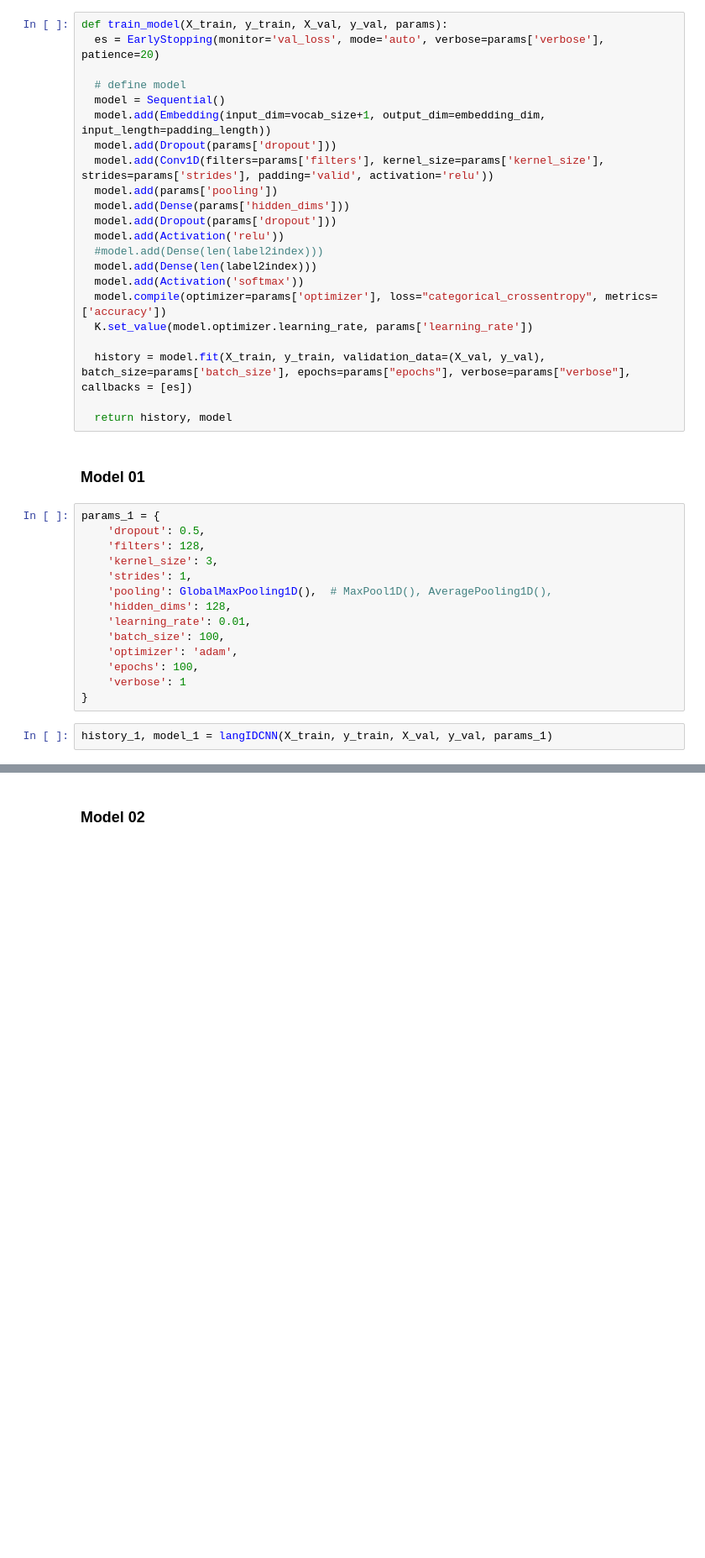
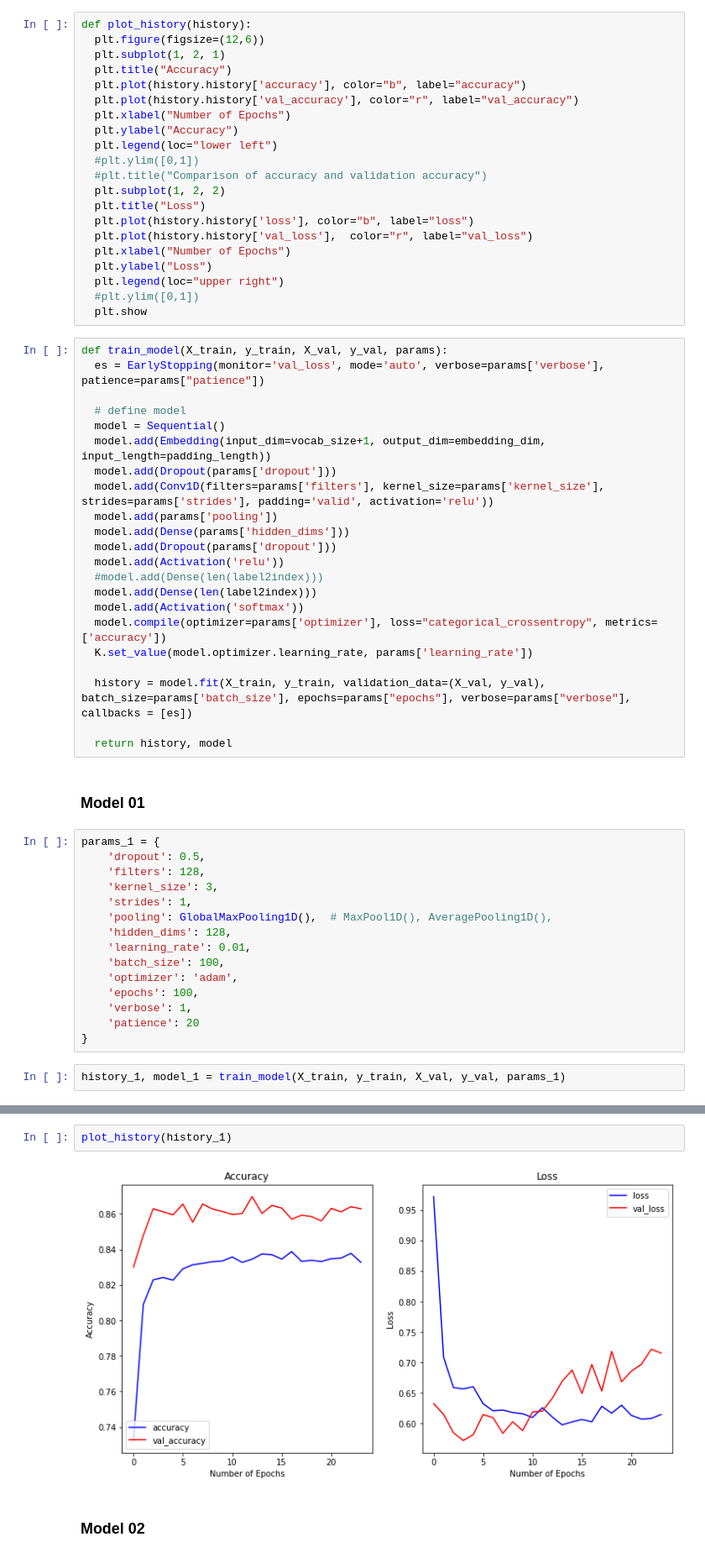
Before and after one commit to jan-kreischer/UZH_ML4NLP, a Jupyter notebook: Project-03/ex03_cnn_jan.ipynb, the cells around one changed output, grey strips where cells are left out. Shown at 84% size. Cells and saved outputs as stored; diff of their text form; blank space fills up the shorter version.

Commit message:
Added plots

```diff
--- a/Project-03/ex03_cnn_jan.ipynb
+++ b/Project-03/ex03_cnn_jan.ipynb
@@ -497,9 +497,30 @@ vocab_size = len(tokenizer.word_index)
 embedding_dim = 50
 # %% [markdown]
 ## 7. Modelling
+# %%
+def plot_history(history):
+  plt.figure(figsize=(12,6))
+  plt.subplot(1, 2, 1)
+  plt.title("Accuracy")
+  plt.plot(history.history['accuracy'], color="b", label="accuracy")
+  plt.plot(history.history['val_accuracy'], color="r", label="val_accuracy")
+  plt.xlabel("Number of Epochs")
+  plt.ylabel("Accuracy")
+  plt.legend(loc="lower left")
+  #plt.ylim([0,1])
+  #plt.title("Comparison of accuracy and validation accuracy")
+  plt.subplot(1, 2, 2)
+  plt.title("Loss")
+  plt.plot(history.history['loss'], color="b", label="loss")
+  plt.plot(history.history['val_loss'],  color="r", label="val_loss")
+  plt.xlabel("Number of Epochs")
+  plt.ylabel("Loss")
+  plt.legend(loc="upper right")
+  #plt.ylim([0,1])
+  plt.show
 # %%
 def train_model(X_train, y_train, X_val, y_val, params):
-  es = EarlyStopping(monitor='val_loss', mode='auto', verbose=params['verbose'], patience=20)
+  es = EarlyStopping(monitor='val_loss', mode='auto', verbose=params['verbose'], patience=params["patience"])
 
   # define model
   model = Sequential()
@@ -533,8 +554,9 @@ params_1 = {
     'batch_size': 100,
     'optimizer': 'adam',
     'epochs': 100,
-    'verbose': 1
+    'verbose': 1,
+    'patience': 20
 }
 # %%
-history_1, model_1 = langIDCNN(X_train, y_train, X_val, y_val, params_1)
+history_1, model_1 = train_model(X_train, y_train, X_val, y_val, params_1)
 # %% [output]
@@ -564,3 +580,7 @@ plt.plot(history_1.history['accuracy'])
+# %%
+plot_history(history_1)
+# %% [output]
+[figure, added]
 # %% [markdown]
 ### Model 02
 # %%
```
Also changed, not shown: parts of 34 cells of this notebook.
